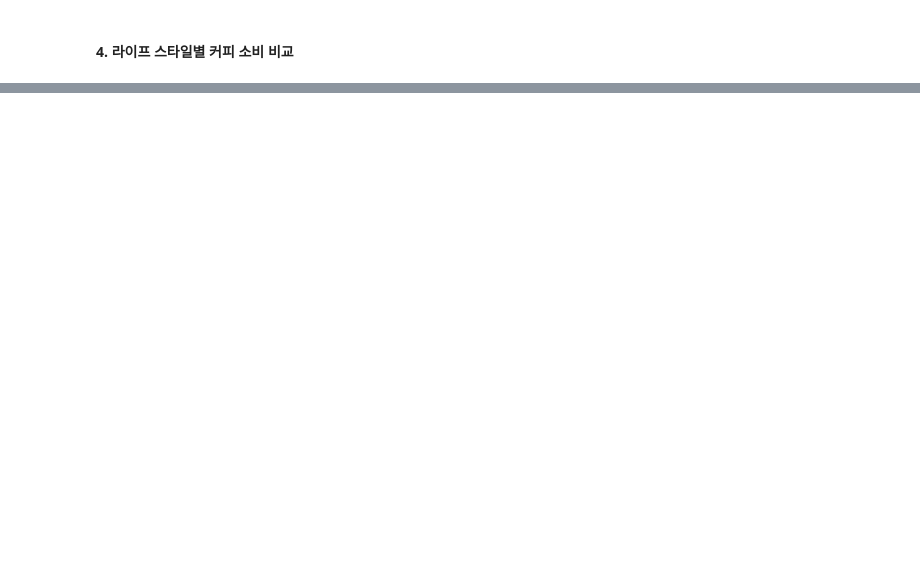
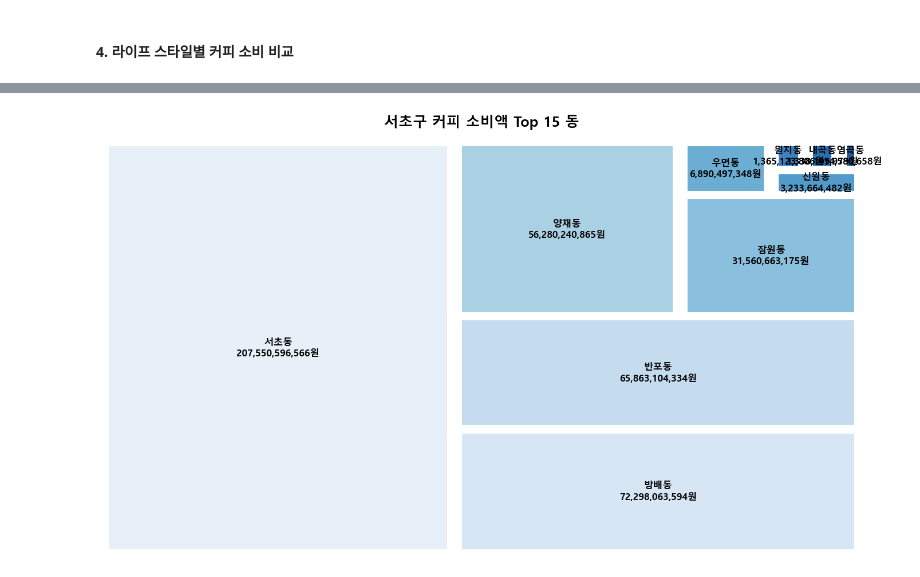
Before and after one commit to Soojin0501/HACKATHON_SnowflakeXStreamlit, a Jupyter notebook: 디지털 노마드 공간 최적화.ipynb, the cells around one changed output, grey strips where cells are left out. Cells and saved outputs as stored; diff of their text form; code cells hidden in the pictures; blank space fills up the shorter version.

```diff
--- a/디지털 노마드 공간 최적화.ipynb
+++ b/디지털 노마드 공간 최적화.ipynb
@@ -546,0 +608,40 @@ plt.show()
+# %%
+import matplotlib.pyplot as plt
+import squarify
+import seaborn as sns
+
+# 서초구 필터링
+seocho_df = card_selected_df[card_selected_df['CITY_NAME'] == '서초구']
+grouped = seocho_df.groupby('DISTRICT_NAME')['COFFEE_SALES'].sum().reset_index()
+grouped = grouped[grouped['COFFEE_SALES'] > 0]
+
+# 상위 15개 추출
+top15 = grouped.sort_values('COFFEE_SALES', ascending=False).head(15)
+top15['label'] = top15['DISTRICT_NAME'] + '\n' + top15['COFFEE_SALES'].apply(lambda x: f"{int(x):,}원")
+
+# 컬러 (Viridis)
+colors = sns.color_palette("Blues", len(top15))
+
+# 한글 지원 폰트
+plt.rcParams.update({
+    'font.family': 'Malgun Gothic',
+    'font.size': 11,
+    'axes.edgecolor': 'white'
+})
+
+# 트리맵 시각화 (글씨 굵게 + 검정색)
+plt.figure(figsize=(14, 8), facecolor='white')
+squarify.plot(
+    sizes=top15['COFFEE_SALES'],
+    label=top15['label'],
+    color=colors,
+    alpha=0.9,
+    pad=True,
+    text_kwargs={'fontsize':12, 'weight': 'bold', 'color': 'black'}
+)
+plt.title('서초구 커피 소비액 Top 15 동', fontsize=18, fontweight='bold', pad=20)
+plt.axis('off')
+plt.tight_layout()
+plt.show()
+# %% [output]
+[figure, added]
```
Also changed, not shown: parts of 47 cells of this notebook.
